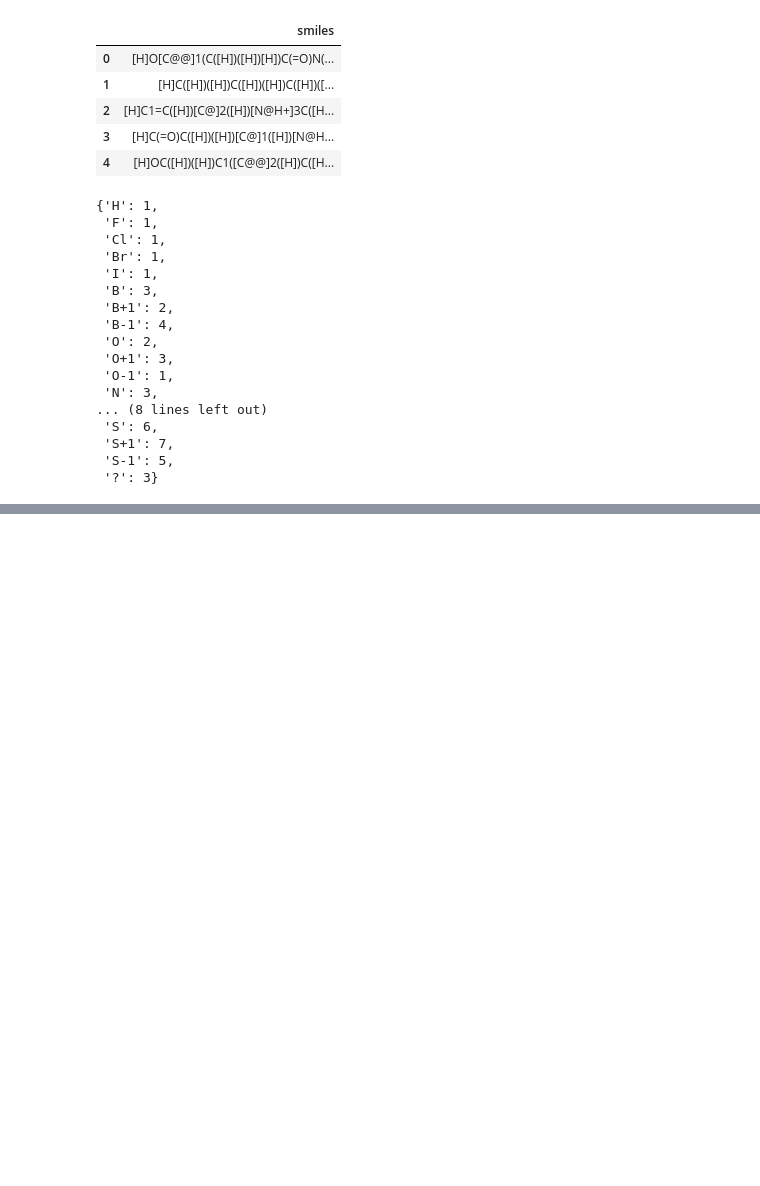
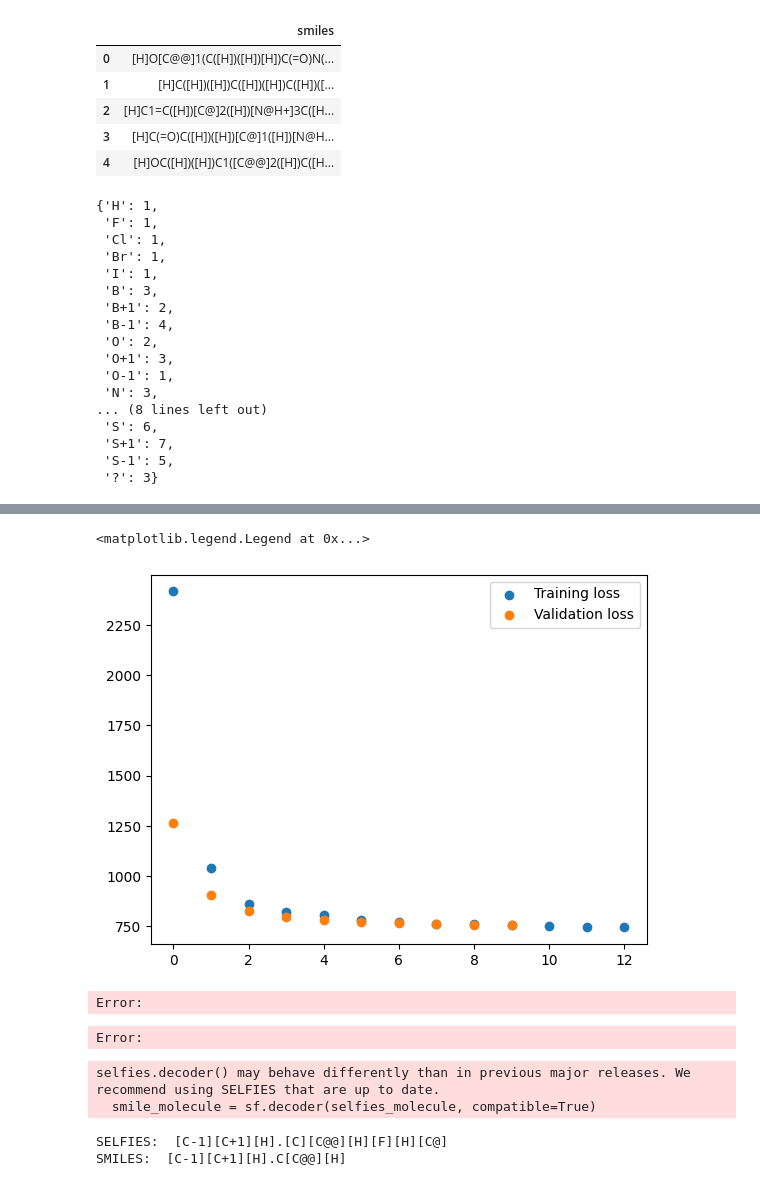
Before and after one commit to poloarol/small-molecules, a Jupyter notebook: generative-flow-qm9.ipynb, the cells around one changed output, grey strips where cells are left out. Saved outputs shown, nothing was run; the diff lists cells and outputs as text; code cells hidden in the pictures; blank space fills up the shorter version.

Commit message:
finished building normalizing flow

```diff
--- a/generative-flow-qm9.ipynb
+++ b/generative-flow-qm9.ipynb
@@ -107,0 +153,16 @@ df.sort_values(by="len").head()
+# %%
+
+nf = NormalizingFlow(base_distribution=base_dist, flow_layers=flow_layers)
+# %%
+nfm = NormalizingFlowModel(nf, learning_rate = 1e-4, batch_size = 128)
+# %%
+losses = []
+val_losses = []
+# %%
+%%time
+max_epochs = 10
+
+for epoch in range(max_epochs):
+    loss = nfm.fit(train, nb_epoch=1, all_losses=losses)
+    val_loss = nfm.create_nll(val.X)
+    val_losses.append(val_loss.numpy())
@@ -107,0 +187,14 @@ df.sort_values(by="len").head()
+# %%
+fig, ax = plt.subplots()
+ax.scatter(range(len(losses)), losses, label = "Training loss")
+ax.scatter(range(len(val_losses)), val_losses, label = "Validation loss")
+plt.legend(loc="upper right")
+# %% [output]
+<matplotlib.legend.Legend at 0x...>
+[figure, added]
+# %%
+generated_samples = nfm.flow.sample(20) # generaive modeling
+log_probs = nfm.flow.log_prob(generated_samples) # probability density estimation
+# %% [output]
+Error:
+Error:
@@ -107,0 +213,11 @@ df.sort_values(by="len").head()
+# %%
+smile_molecule = sf.decoder(selfies_molecule, compatible=True)
+# %% [output]
+selfies.decoder() may behave differently than in previous major releases. We recommend using SELFIES that are up to date.
+  smile_molecule = sf.decoder(selfies_molecule, compatible=True)
+# %%
+print("SELFIES: ", selfies_molecule)
+print("SMILES: ", smile_molecule)
+# %% [output]
+SELFIES:  [C-1][C+1][H].[C][C@@][H][F][H][C@]
+SMILES:  [C-1][C+1][H].C[C@@][H]
```
Also changed, not shown: parts of 16 cells of this notebook, 1 other file.
